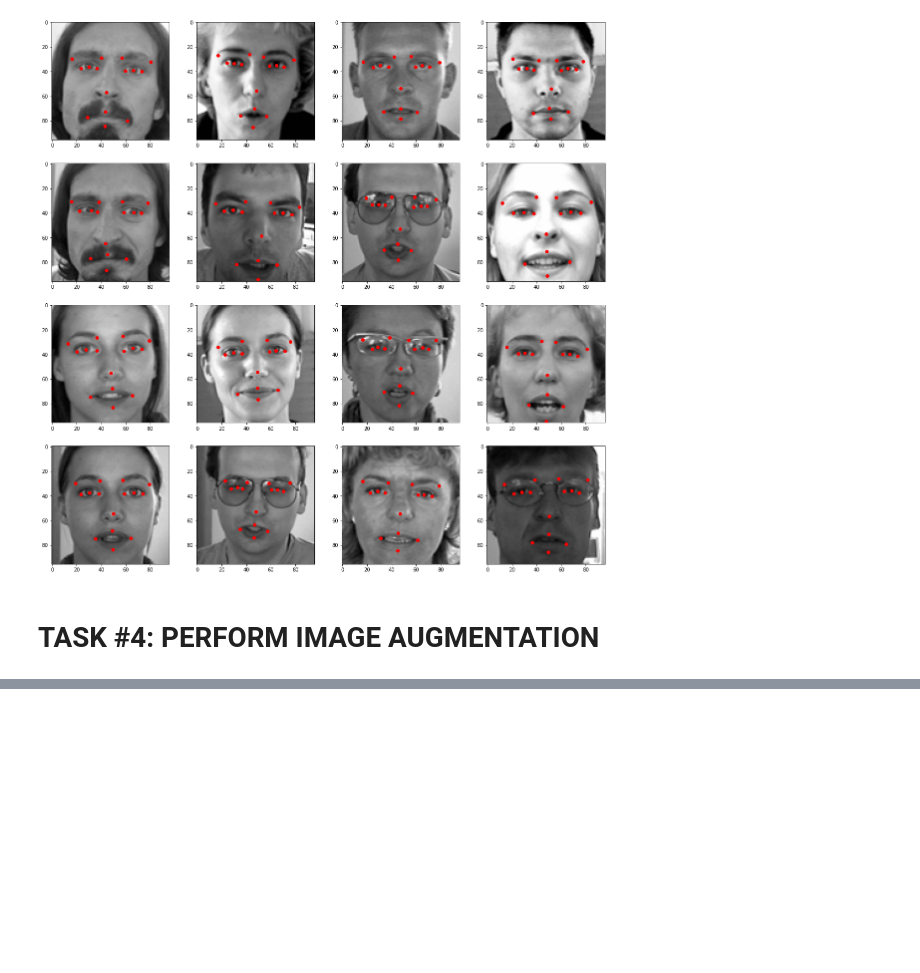
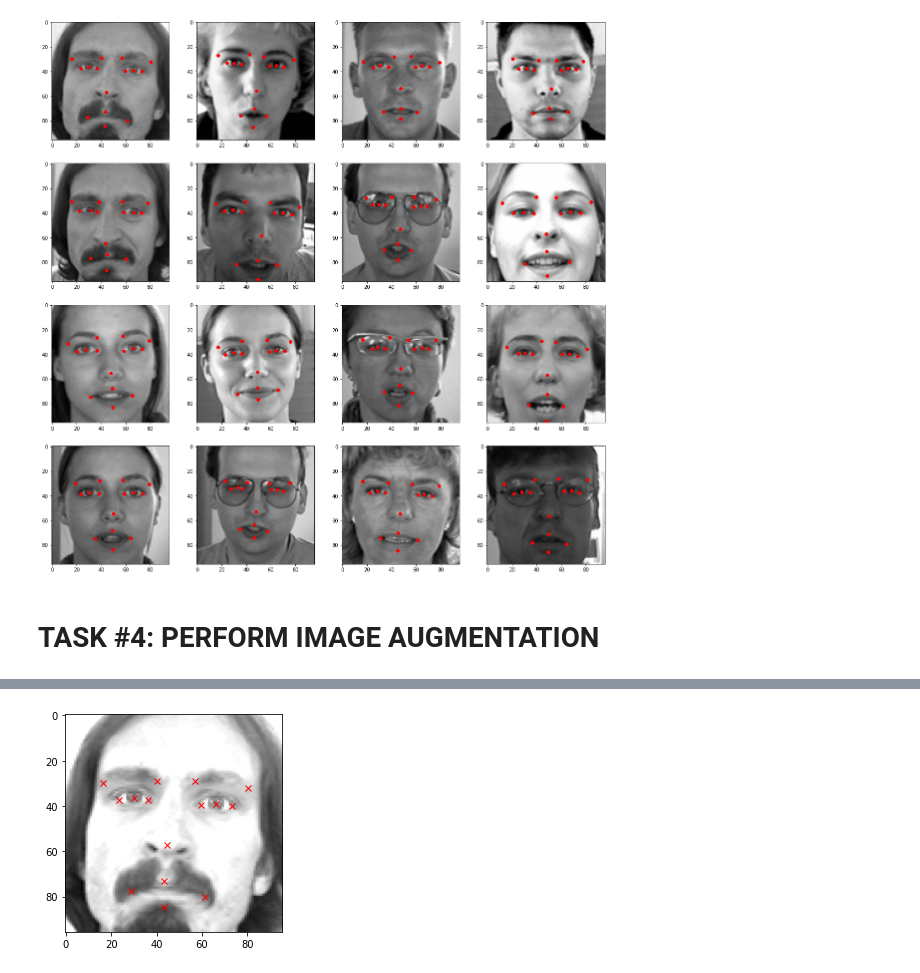
Before and after one commit to lalitasharma04/EmotionAi, a Jupyter notebook: Emotion.ipynb, the cells around one changed output, grey strips where cells are left out. Cells and saved outputs as stored; diff of their text form; code cells hidden in the pictures; blank space fills up the shorter version.

```diff
--- a/Emotion.ipynb
+++ b/Emotion.ipynb
@@ -180,0 +251,8 @@ keyfacial_df_copy = copy.copy(keyfacial_df)
+# %%
+# Show Image with increased brightness
+
+plt.imshow(keyfacial_df_copy['Image'][0], cmap='gray')
+for j in range(1, 31, 2):
+        plt.plot(keyfacial_df_copy.loc[0][j-1], keyfacial_df_copy.loc[0][j], 'rx')
+# %% [output]
+[figure, added]
```
Also changed, not shown: parts of 12 cells of this notebook.
